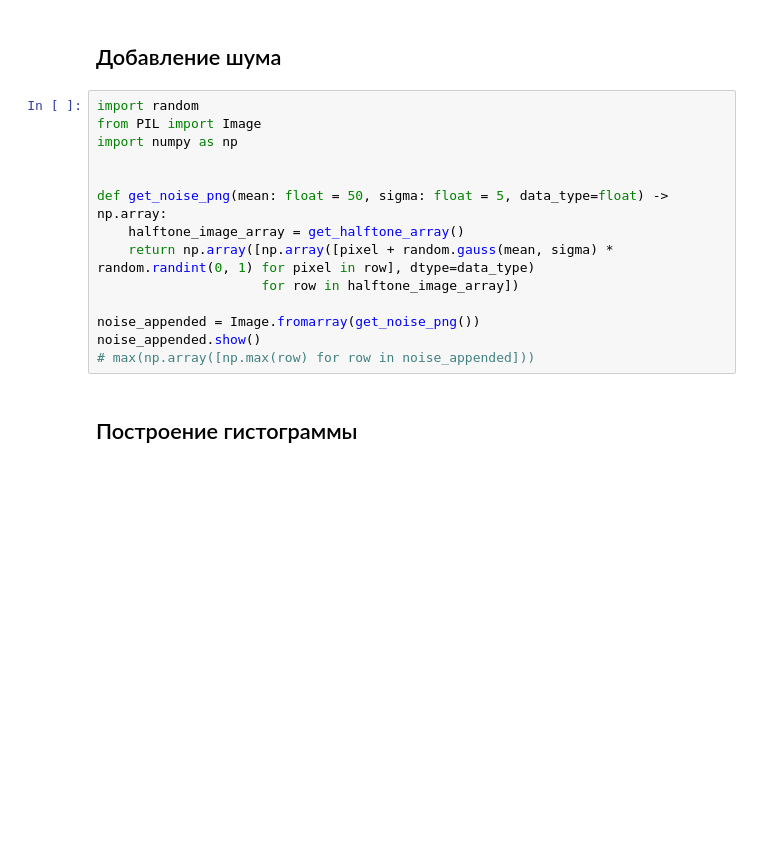
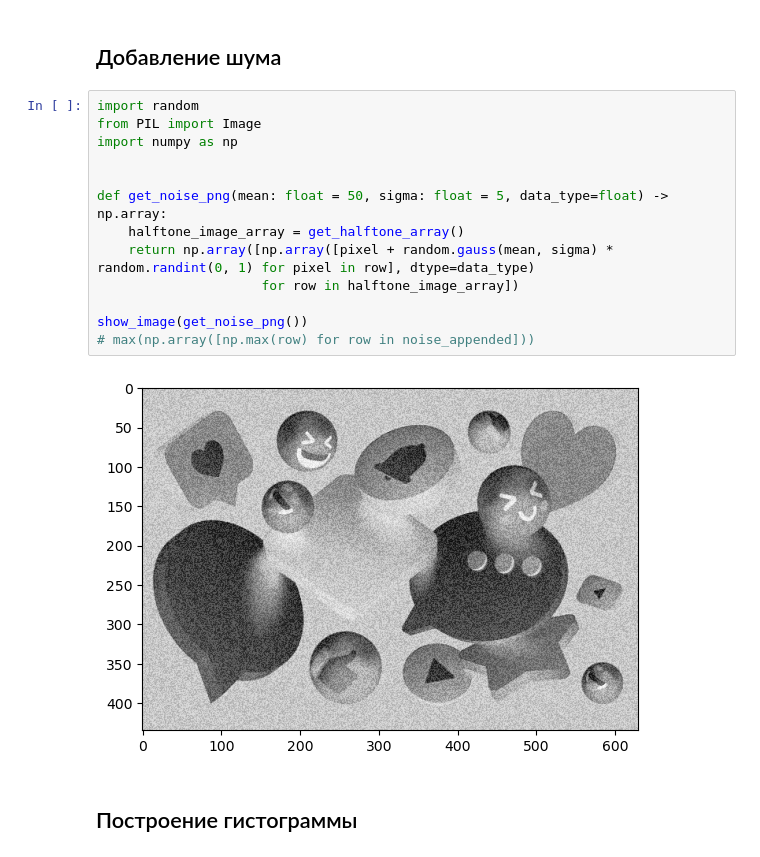
Before and after one commit to Str1kez/computer_vision, a Jupyter notebook: exercise1.ipynb, the cells around one changed output. Drawn from its saved outputs; the diff is of its cells as text; blank space fills up the shorter version.

```diff
--- a/exercise1.ipynb
+++ b/exercise1.ipynb
@@ -59,17 +55,18 @@ halftone.show()
 # %%
 import random
 from PIL import Image
 import numpy as np
 
 
 def get_noise_png(mean: float = 50, sigma: float = 5, data_type=float) -> np.array:
     halftone_image_array = get_halftone_array()
     return np.array([np.array([pixel + random.gauss(mean, sigma) * random.randint(0, 1) for pixel in row], dtype=data_type)
                      for row in halftone_image_array])
 
-noise_appended = Image.fromarray(get_noise_png())
-noise_appended.show()
+show_image(get_noise_png())
 # max(np.array([np.max(row) for row in noise_appended]))
+# %% [output]
+[figure, added]
 # %% [markdown]
 ## Построение гистограммы
 # %%
```
Also changed, not shown: parts of 5 cells of this notebook, 2 other files.
